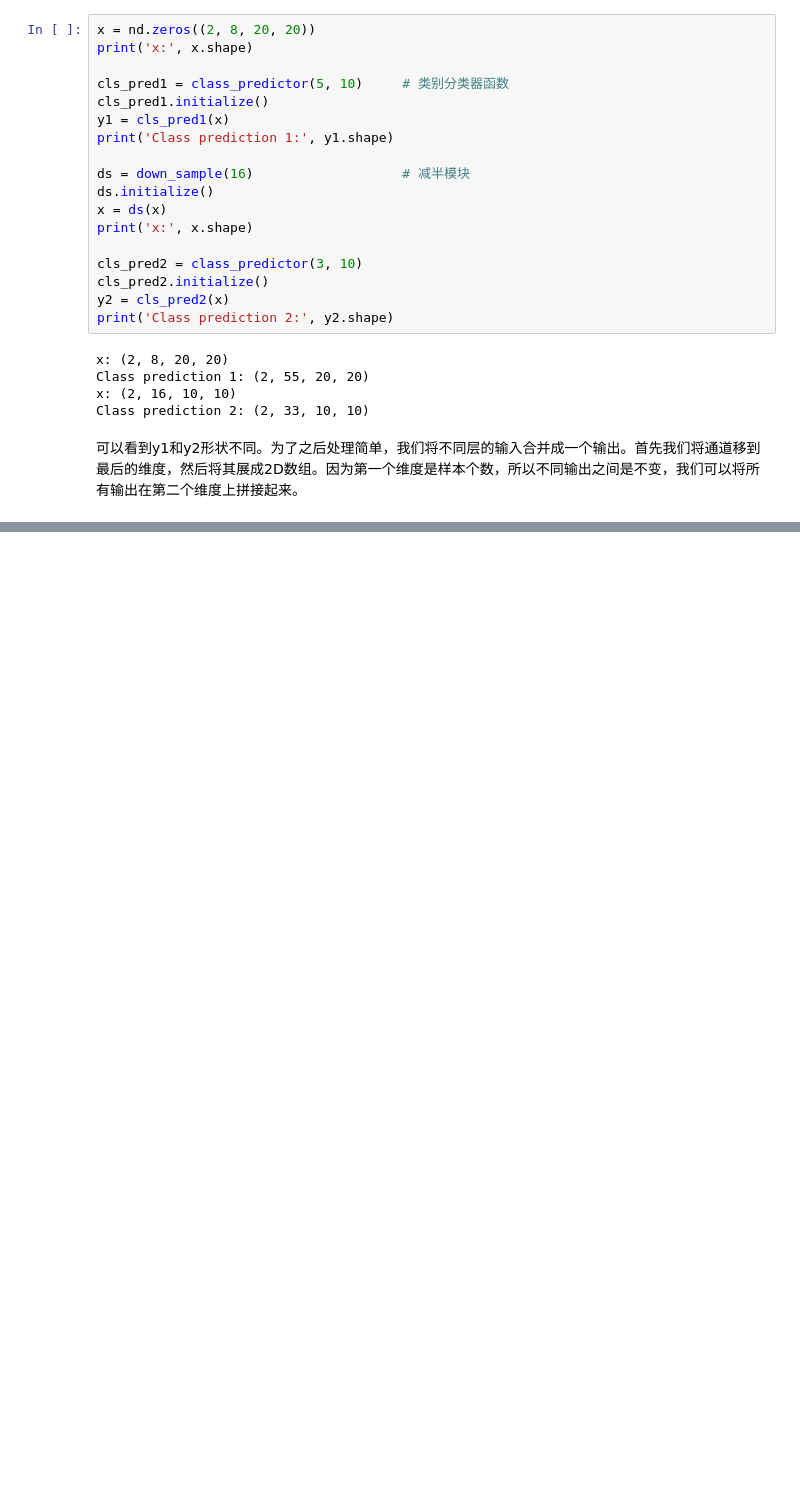
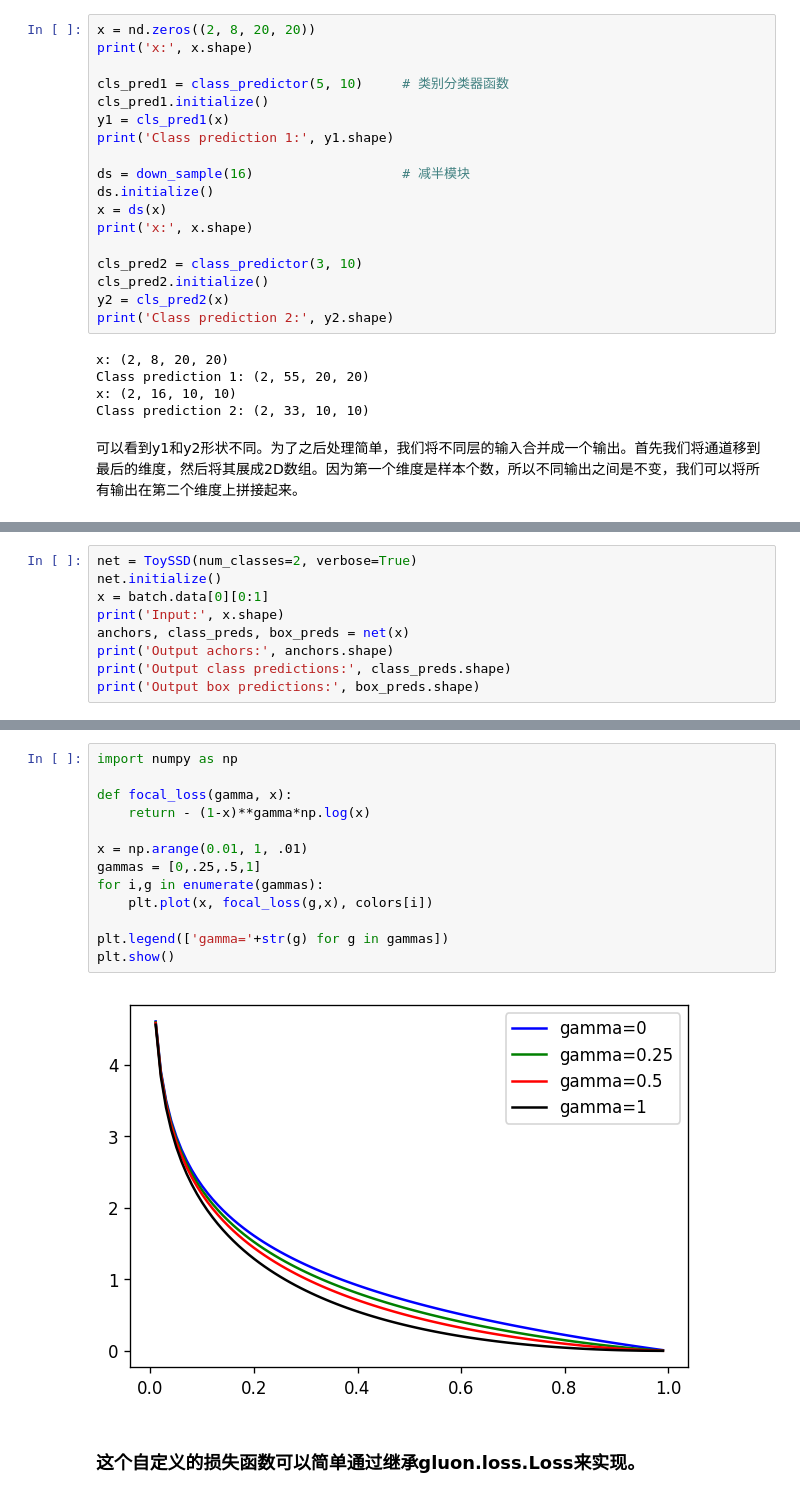
Before and after one commit to caiyueliang/object_detection, a Jupyter notebook: object_detection_ssd.ipynb, the cells around one changed output, grey strips where cells are left out. Drawn from its saved outputs; the diff is of its cells as text; blank space fills up the shorter version.

```diff
--- a/object_detection_ssd.ipynb
+++ b/object_detection_ssd.ipynb
@@ -216,0 +329,9 @@ Class prediction 2: (2, 33, 10, 10)
+# %%
+net = ToySSD(num_classes=2, verbose=True)
+net.initialize()
+x = batch.data[0][0:1]
+print('Input:', x.shape)
+anchors, class_preds, box_preds = net(x)
+print('Output achors:', anchors.shape)
+print('Output class predictions:', class_preds.shape)
+print('Output box predictions:', box_preds.shape)
@@ -216,0 +403,17 @@ Class prediction 2: (2, 33, 10, 10)
+# %%
+import numpy as np
+
+def focal_loss(gamma, x):
+    return - (1-x)**gamma*np.log(x)
+
+x = np.arange(0.01, 1, .01)
+gammas = [0,.25,.5,1]
+for i,g in enumerate(gammas):
+    plt.plot(x, focal_loss(g,x), colors[i])
+
+plt.legend(['gamma='+str(g) for g in gammas])
+plt.show()
+# %% [output]
+[figure, added]
+# %% [markdown]
+### 这个自定义的损失函数可以简单通过继承gluon.loss.Loss来实现。
```
Also changed, not shown: parts of 36 cells of this notebook.
